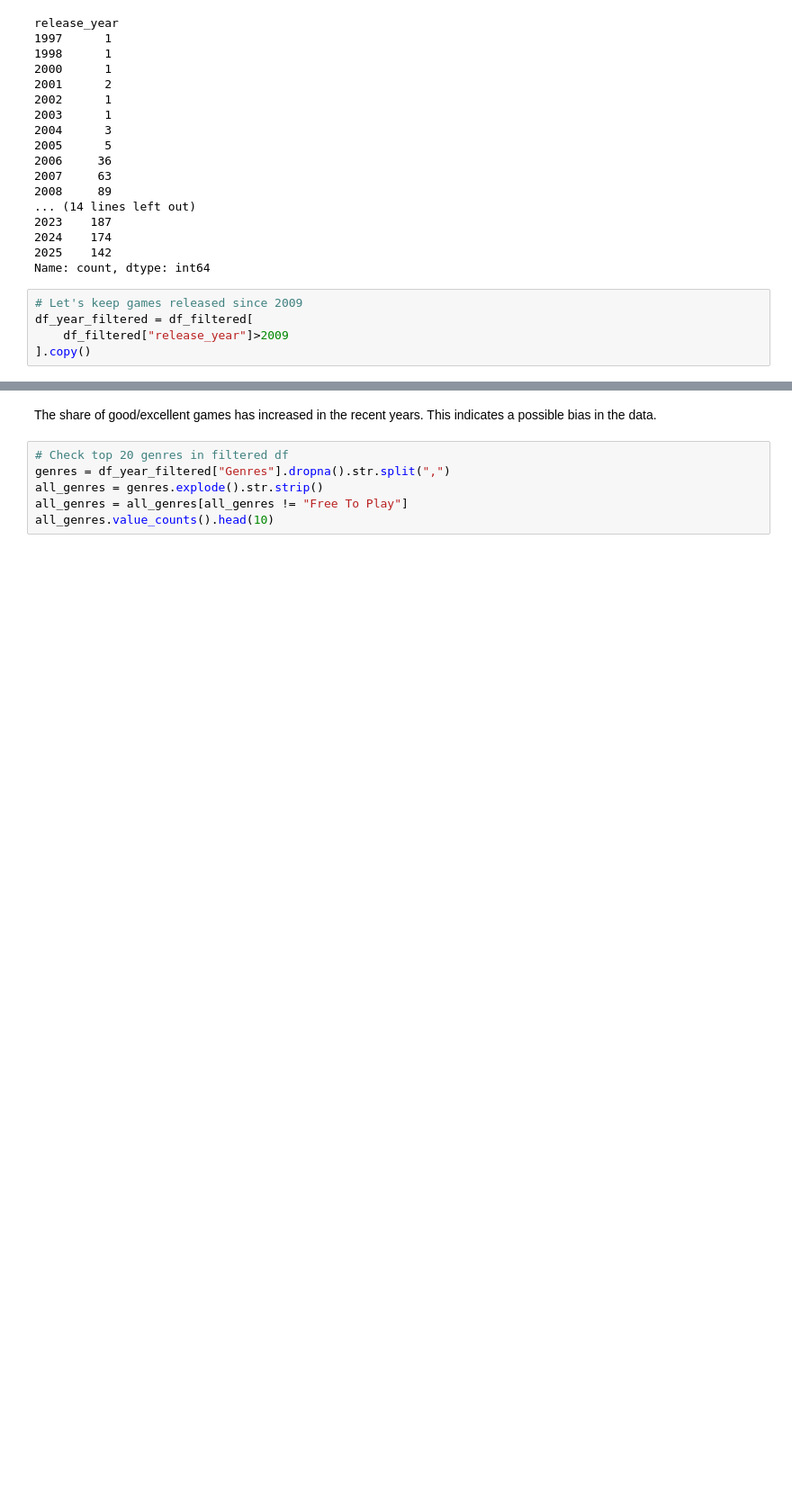
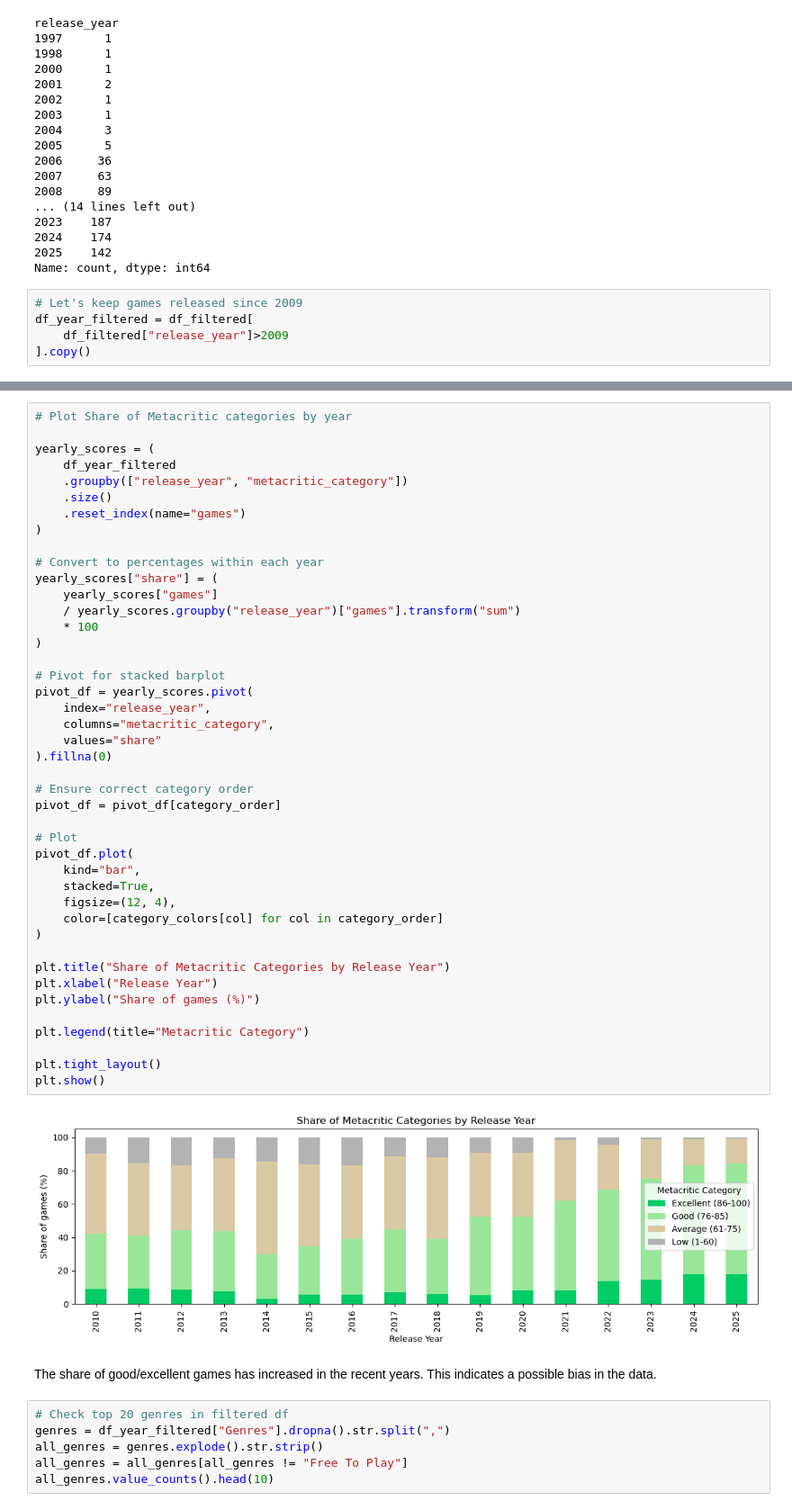
Before and after one commit to annimaijanen/learning-projects, a Jupyter notebook: dashboard_exploration/metacritic_study.ipynb, the cells around one changed output, grey strips where cells are left out. Shown at 90% size. Cells and saved outputs as stored; diff of their text form; blank space fills up the shorter version.

```diff
--- a/dashboard_exploration/metacritic_study.ipynb
+++ b/dashboard_exploration/metacritic_study.ipynb
@@ -280,3 +289,48 @@ fig.show()
+# %%
+# Plot Share of Metacritic categories by year
+
+yearly_scores = (
+    df_year_filtered
+    .groupby(["release_year", "metacritic_category"])
+    .size()
+    .reset_index(name="games")
+)
+
+# Convert to percentages within each year
+yearly_scores["share"] = (
+    yearly_scores["games"]
+    / yearly_scores.groupby("release_year")["games"].transform("sum")
+    * 100
+)
+
+# Pivot for stacked barplot
+pivot_df = yearly_scores.pivot(
+    index="release_year",
+    columns="metacritic_category",
+    values="share"
+).fillna(0)
+
+# Ensure correct category order
+pivot_df = pivot_df[category_order]
+
+# Plot
+pivot_df.plot(
+    kind="bar",
+    stacked=True,
+    figsize=(12, 4),
+    color=[category_colors[col] for col in category_order]
+)
+
+plt.title("Share of Metacritic Categories by Release Year")
+plt.xlabel("Release Year")
+plt.ylabel("Share of games (%)")
+
+plt.legend(title="Metacritic Category")
+
+plt.tight_layout()
+plt.show()
+# %% [output]
+[figure, added]
 # %% [markdown]
 The share of good/excellent games has increased in the recent years. This indicates a possible bias in the data.
 # %%
```
Also changed, not shown: parts of 6 cells of this notebook.
